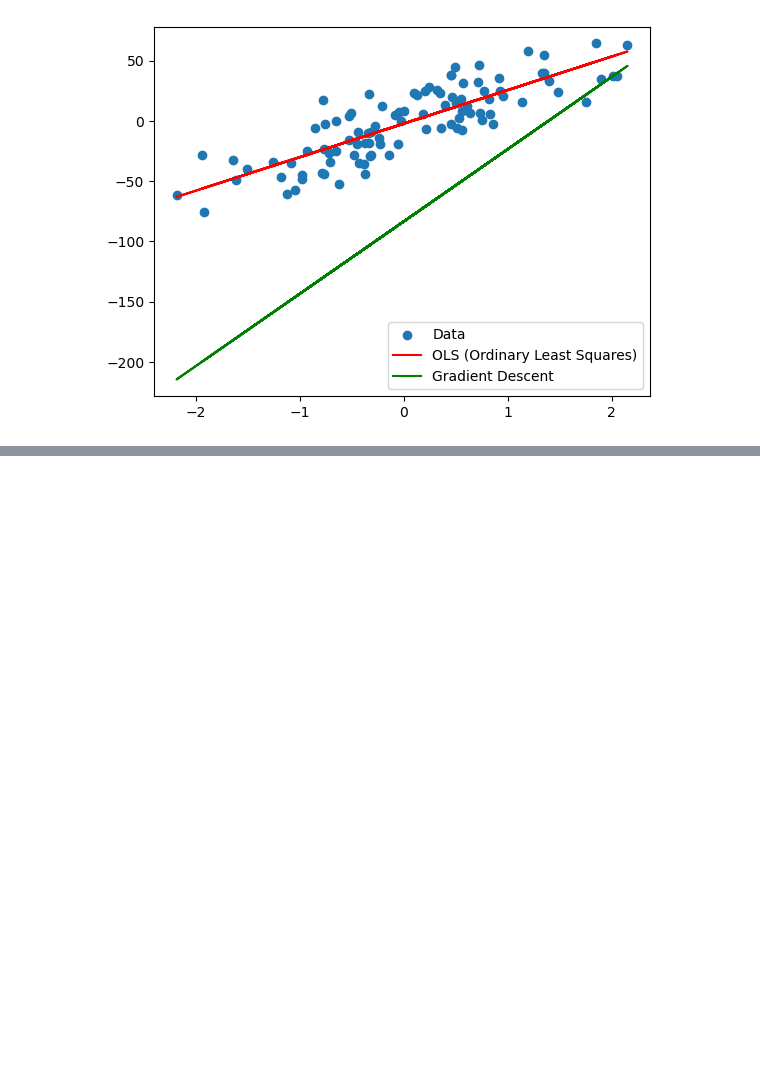
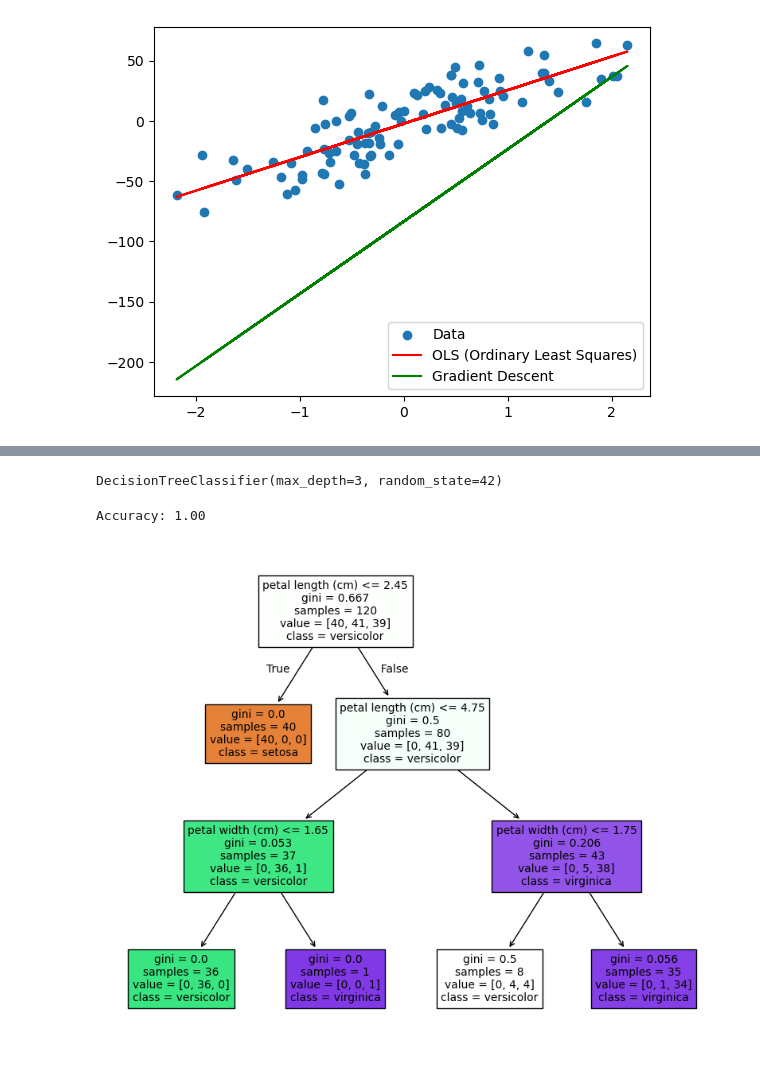
Before and after one commit to Ritik-mobcoder/Gradient_Regularization_DecisionTree, a Jupyter notebook: Gradient.ipynb, the cells around one changed output, grey strips where cells are left out. Drawn from its saved outputs; the diff is of its cells as text; code cells hidden in the pictures; blank space fills up the shorter version.

Commit message:
Decesion Tree

```diff
--- a/Gradient.ipynb
+++ b/Gradient.ipynb
@@ -63,0 +125,24 @@ plt.show()
+# %%
+df = load_iris()
+X = df.data
+y = df.target
+# %%
+X_train, X_test, y_train, y_test = train_test_split(X, y, train_size = 0.8, random_state = 42)
+
+model = DecisionTreeClassifier(max_depth =3, random_state = 42)
+
+X_train, X_test, y_train, y_test = train_test_split(X, y, test_size=0.2, random_state=42)
+model.fit(X_train, y_train)
+# %% [output]
+DecisionTreeClassifier(max_depth=3, random_state=42)
+# %%
+score = model.score(X_test, y_test)
+print(f"Accuracy: {score:.2f}")
+# %% [output]
+Accuracy: 1.00
+# %%
+plt.figure(figsize=(10, 8))
+plot_tree(model, feature_names=df.feature_names, class_names=df.target_names, filled=True)
+plt.show()
+# %% [output]
+[figure, added]
```
Also changed, not shown: parts of 3 cells of this notebook.
